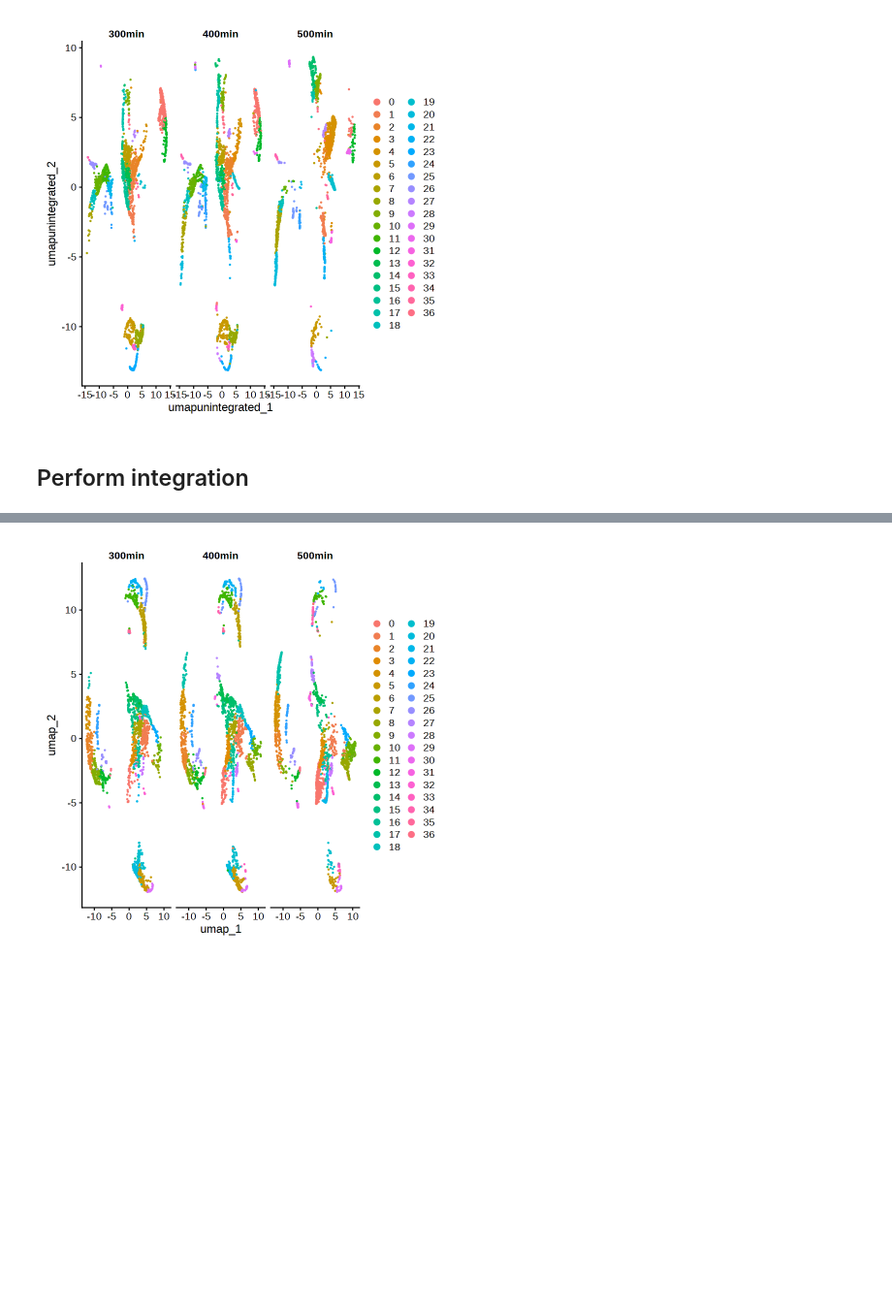
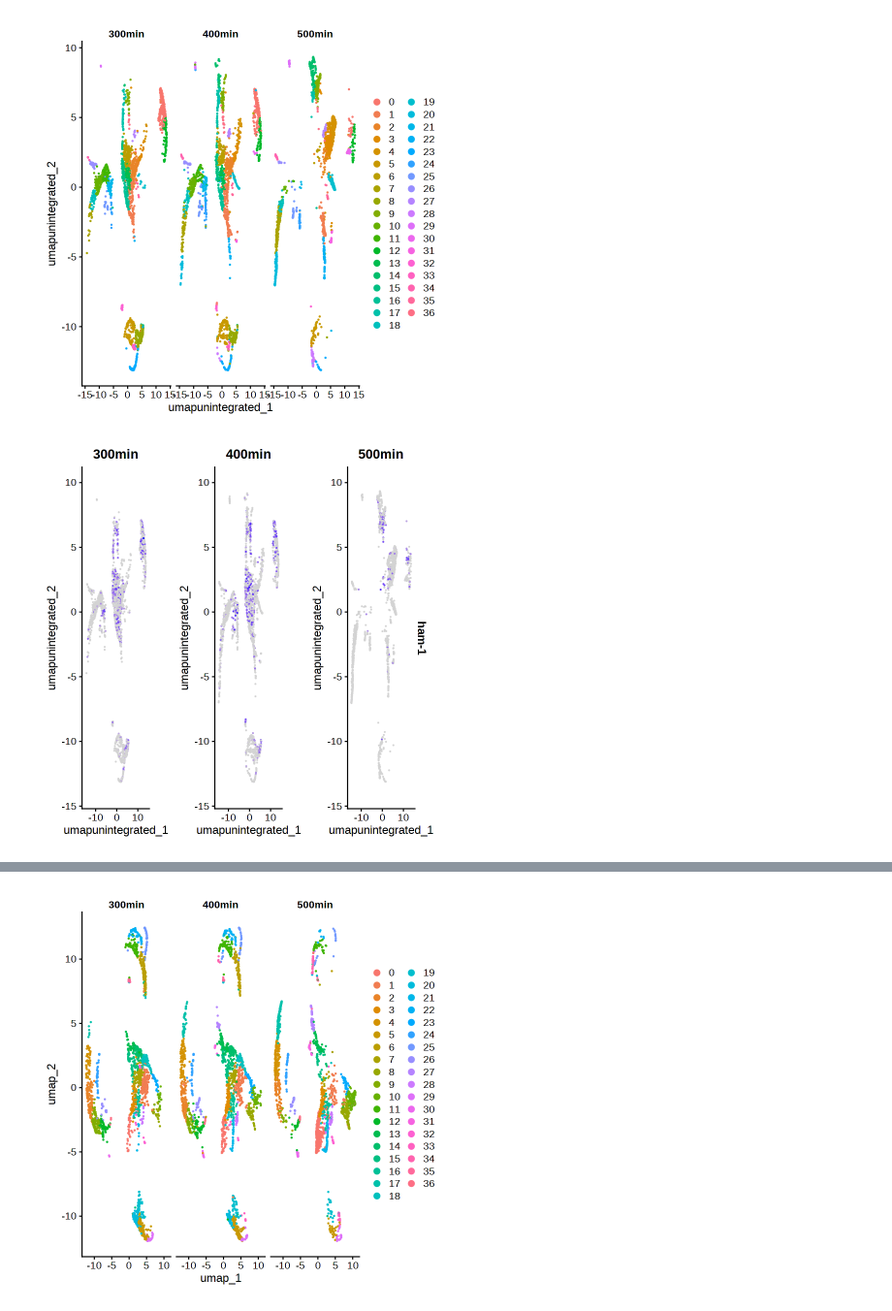
Before and after one commit to Bix4UMD/BIOI611_lab, a Jupyter notebook: docs/BIOI611_scRNA_cele.ipynb, the cells around one changed output, grey strips where cells are left out. Shown at 97% size. Drawn from its saved outputs; the diff is of its cells as text; code cells hidden in the pictures; blank space fills up the shorter version.

```diff
--- a/docs/BIOI611_scRNA_cele.ipynb
+++ b/docs/BIOI611_scRNA_cele.ipynb
@@ -559,5 +549,8 @@ DimPlot(so_merged,
              split.by = c("orig.ident"))
 # %% [output]
 [figure]
-# %% [markdown]
-## Perform integration
+# %%
+FeaturePlot(so_merged, feature="ham-1", pt.size = 0.1,
+             split.by = c("orig.ident"))
+# %% [output]
+[figure, added]
```
Also changed, not shown: parts of 26 cells of this notebook.
